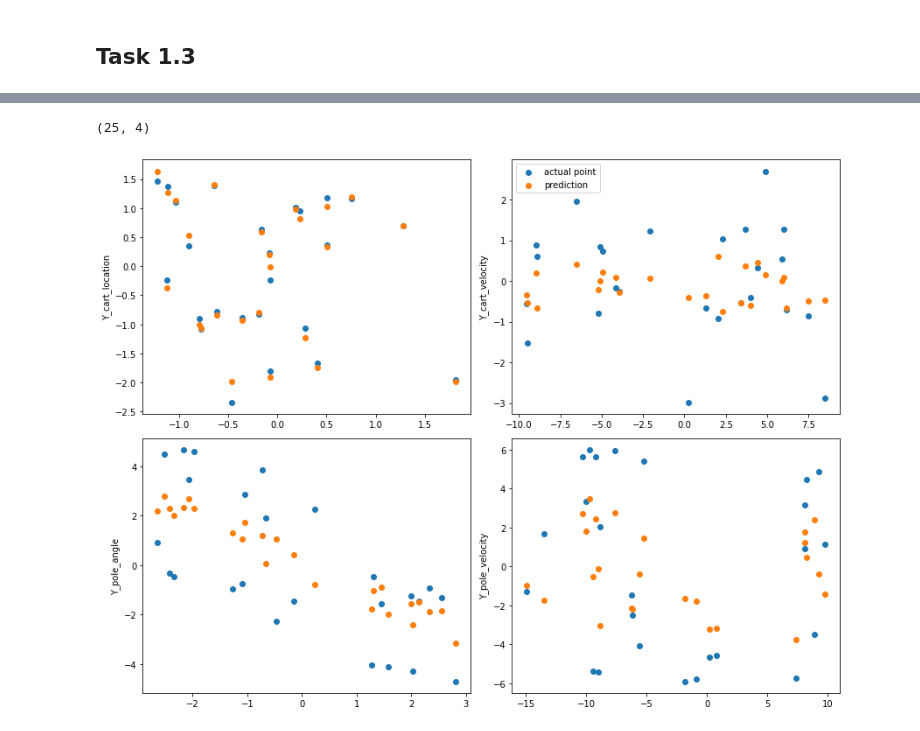
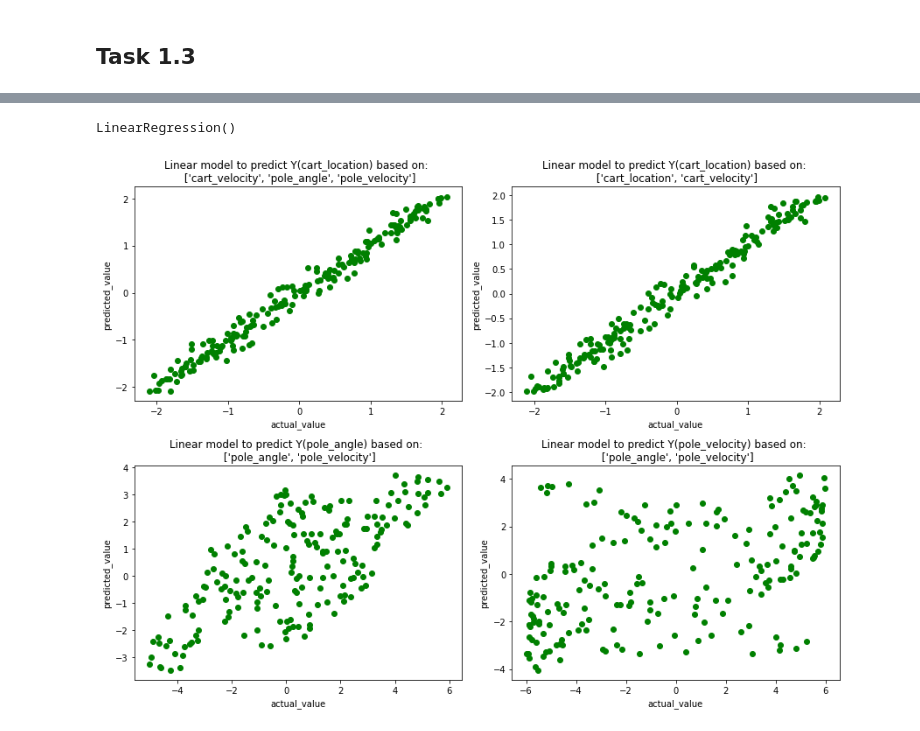
Before and after one commit to jordanesmith/SF3-Machine-Learning-Project, a Jupyter notebook: MyCode.ipynb, the cells around one changed output, grey strips where cells are left out. Drawn from its saved outputs; the diff is of its cells as text; code cells hidden in the pictures.

```diff
--- a/MyCode.ipynb
+++ b/MyCode.ipynb
@@ -372,10 +363,29 @@ x.shape,y[:,0].shape, x_train.shape, y_train.shape, x_test.shape, y_test.shape
 # %%
 reg = linear_model.LinearRegression()
 reg.fit(x_train, y_train)
-reg.predict(x_test).shape
 # %% [output]
-(25, 4)
+LinearRegression()
+# %%
+list_test_indices_and_output = [[1,2,3,0],[0,1,0],[2,3,2],[2,3,3]]
+number_plots = len(list_test_indices_and_output)
+
+fig, axs = plt.subplots((number_plots//2), 2, figsize=(12, 4.5*(number_plots//2)))
+for i,indice_and_output in enumerate(list_test_indices_and_output):
+    indices = indice_and_output[:-1]
+    output = indice_and_output[-1]
+    reg_ = linear_model.LinearRegression()
+    reg_.fit(x_train[:,indices], y_train[:,output])
+    for x,y in zip(x_test,y_test):
+        pred = reg_.predict([x[indices]])
+        axs[int(round((i+1)/4,0)),i%2].scatter(y[output], pred, color='g')
+        axs[int(round((i+1)/4,0)),i%2].set_xlabel('actual_value')
+        axs[int(round((i+1)/4,0)),i%2].set_ylabel('predicted_value')
+        axs[int(round((i+1)/4,0)),i%2].set_title('Linear model to predict Y({}) based on: \n {}'.format(index_to_variable[output], str([index_to_variable[index] for index in indices])))
+    fig.tight_layout()
+
+plt.savefig('plots/linear_regression_model_different_inputs')
+# %% [output]
+[figure, added]
 # %%
-plot_predictions(reg.predict(x_test), y_test, x_test)
+# plot_predictions(reg.predict(x_test), y_test, x_test)
+# plt.savefig('plots/predictions_from_linear_model')
-# %% [output]
-[figure, removed]
```
Also changed, not shown: parts of 39 cells of this notebook.
